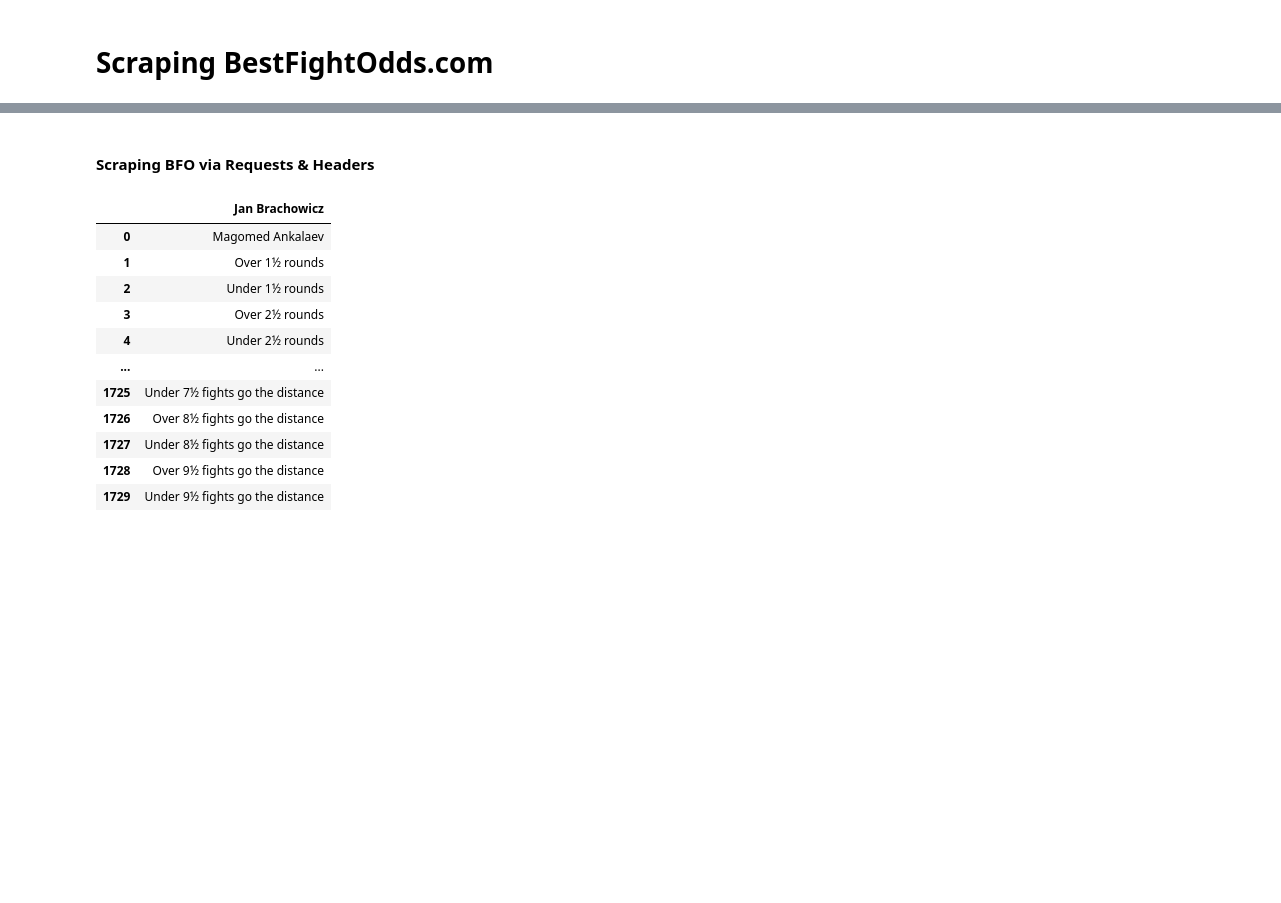
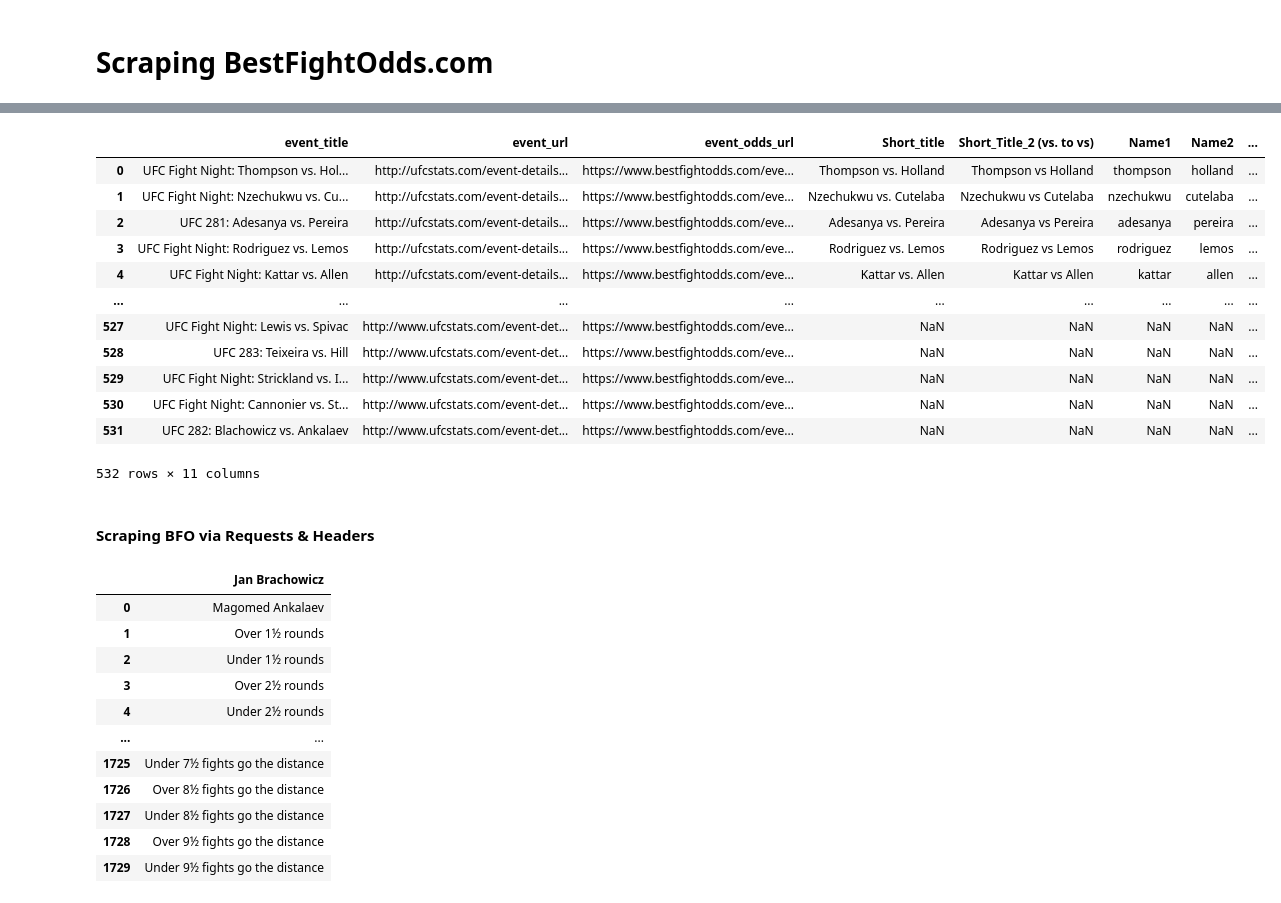
Before and after one commit to tmcroyce/UFC_Prediction_V2.1, a Jupyter notebook: V2_Newer_Notebooks/1. Scraping BestFightOdds.ipynb, the cells around one changed output, grey strips where cells are left out. Drawn from its saved outputs; the diff is of its cells as text; code cells hidden in the pictures; blank space fills up the shorter version.

```diff
--- a/V2_Newer_Notebooks/1. Scraping BestFightOdds.ipynb
+++ b/V2_Newer_Notebooks/1. Scraping BestFightOdds.ipynb
@@ -48,0 +280,26 @@ print(f' {len(event_urls)} events')
+# %%
+# rename bfo_url to event_odds_url
+missing_events = missing_events.rename(columns={'bfo_url': 'event_odds_url'})
+# rename event_name to event_title
+missing_events = missing_events.rename(columns={'event_name': 'event_title'})
+# drop event_id
+missing_events = missing_events.drop(columns=['event_id'])
+# %%
+# update fight_odds_urls with missing_events
+fight_odds_urls = pd.concat([fight_odds_urls, missing_events], axis=0)
+fight_odds_urls = fight_odds_urls.reset_index(drop=True)
+fight_odds_urls
+# %% [output]
+|  | event_title | event_url | event_odds_url | Short_title | Short_Title_2 (vs. to vs) | Name1 | Name2 | ... |
+| 0 | UFC Fight Night: Thompson vs. Hol... | http://ufcstats.com/event-details... | https://www.bestfightodds.com/eve... | Thompson vs. Holland | Thompson vs Holland | thompson | holland | ... |
+| 1 | UFC Fight Night: Nzechukwu vs. Cu... | http://ufcstats.com/event-details... | https://www.bestfightodds.com/eve... | Nzechukwu vs. Cutelaba | Nzechukwu vs Cutelaba | nzechukwu | cutelaba | ... |
+| 2 | UFC 281: Adesanya vs. Pereira | http://ufcstats.com/event-details... | https://www.bestfightodds.com/eve... | Adesanya vs. Pereira | Adesanya vs Pereira | adesanya | pereira | ... |
+| 3 | UFC Fight Night: Rodriguez vs. Lemos | http://ufcstats.com/event-details... | https://www.bestfightodds.com/eve... | Rodriguez vs. Lemos | Rodriguez vs Lemos | rodriguez | lemos | ... |
+| 4 | UFC Fight Night: Kattar vs. Allen | http://ufcstats.com/event-details... | https://www.bestfightodds.com/eve... | Kattar vs. Allen | Kattar vs Allen | kattar | allen | ... |
+| ... | ... | ... | ... | ... | ... | ... | ... | ... |
+| 527 | UFC Fight Night: Lewis vs. Spivac | http://www.ufcstats.com/event-det... | https://www.bestfightodds.com/eve... | NaN | NaN | NaN | NaN | ... |
+| 528 | UFC 283: Teixeira vs. Hill | http://www.ufcstats.com/event-det... | https://www.bestfightodds.com/eve... | NaN | NaN | NaN | NaN | ... |
+| 529 | UFC Fight Night: Strickland vs. I... | http://www.ufcstats.com/event-det... | https://www.bestfightodds.com/eve... | NaN | NaN | NaN | NaN | ... |
+| 530 | UFC Fight Night: Cannonier vs. St... | http://www.ufcstats.com/event-det... | https://www.bestfightodds.com/eve... | NaN | NaN | NaN | NaN | ... |
+| 531 | UFC 282: Blachowicz vs. Ankalaev | http://www.ufcstats.com/event-det... | https://www.bestfightodds.com/eve... | NaN | NaN | NaN | NaN | ... |
+532 rows × 11 columns
```
Also changed, not shown: parts of 38 cells of this notebook, 2 other files.
